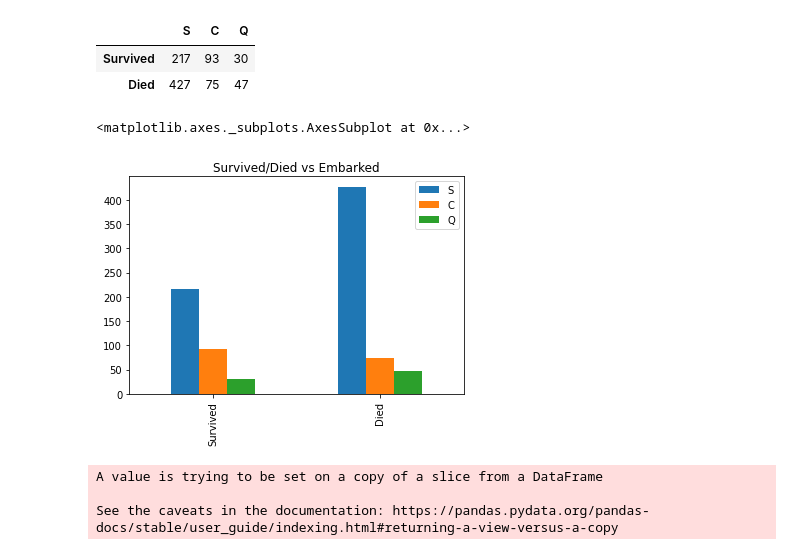
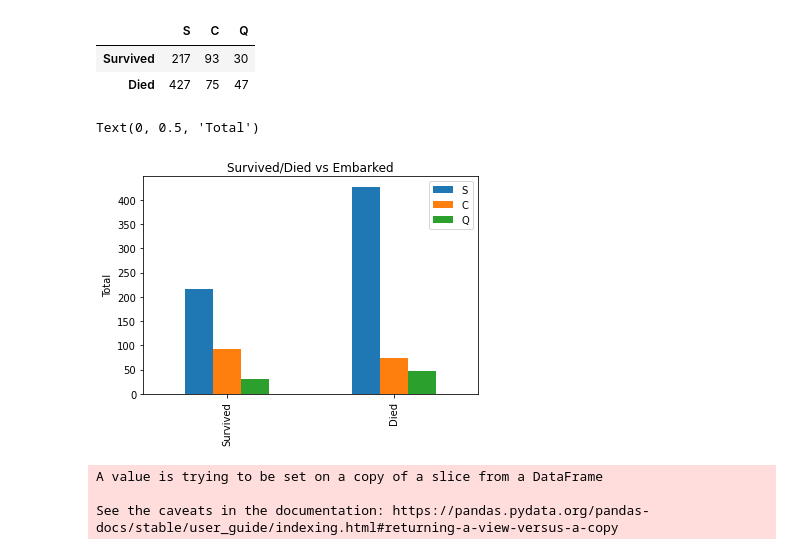
Before and after one commit to shfjri/Project_UTS_FGA, a Jupyter notebook: UTS_Kelompok_2.ipynb, the cells around one changed output. Drawn from its saved outputs; the diff is of its cells as text; code cells hidden in the pictures.

```diff
--- a/UTS_Kelompok_2.ipynb
+++ b/UTS_Kelompok_2.ipynb
@@ -209,10 +211,11 @@ titanicSurvivedEmbarked
 | Survived | 217 | 93 | 30 |
 | Died | 427 | 75 | 47 |
 # %%
-titanicSurvivedEmbarked.plot(kind='bar', title='Survived/Died vs Embarked')
+ax = titanicSurvivedEmbarked.plot(kind='bar', title='Survived/Died vs Embarked')
+ax.set_ylabel('Total')
 # %% [output]
-<matplotlib.axes._subplots.AxesSubplot at 0x...>
+Text(0, 0.5, 'Total')
-[figure, old version]
+[figure, new version]
 # %%
 titanic.Sex[titanic['Sex']=='male']=1
 titanic.Sex[titanic['Sex']=='female']=2
```
Also changed, not shown: parts of 2 cells of this notebook.
